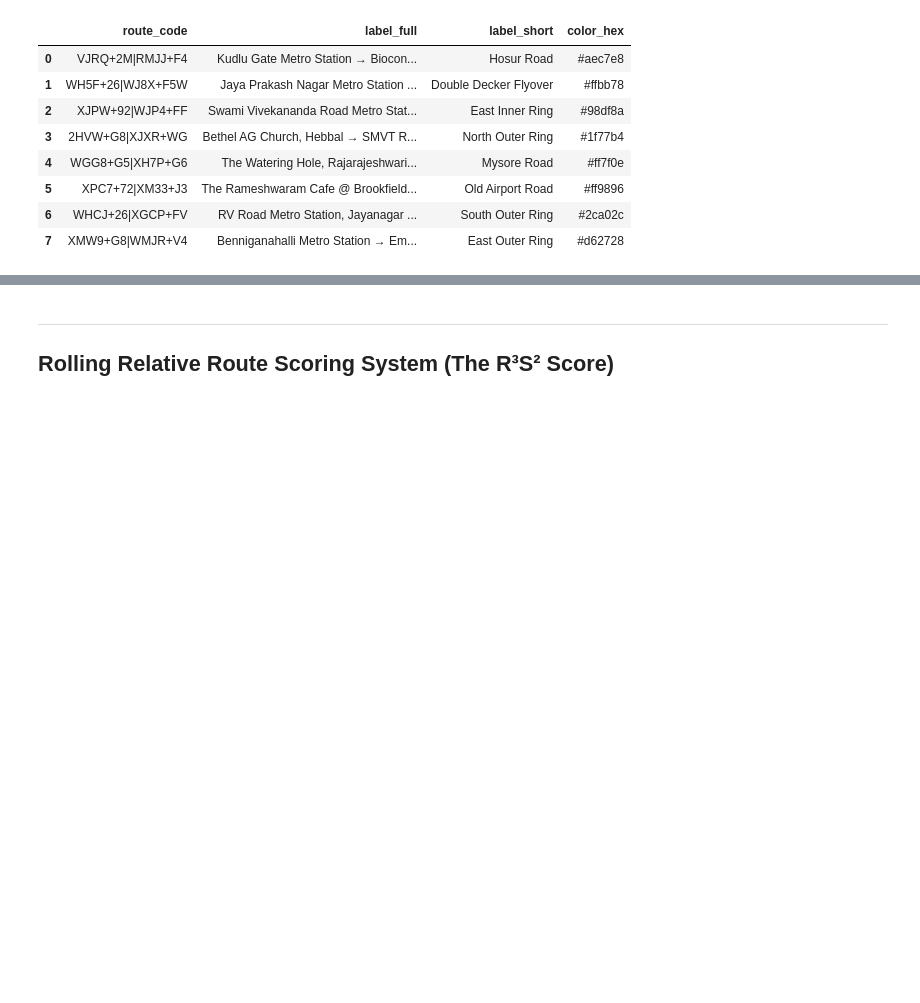
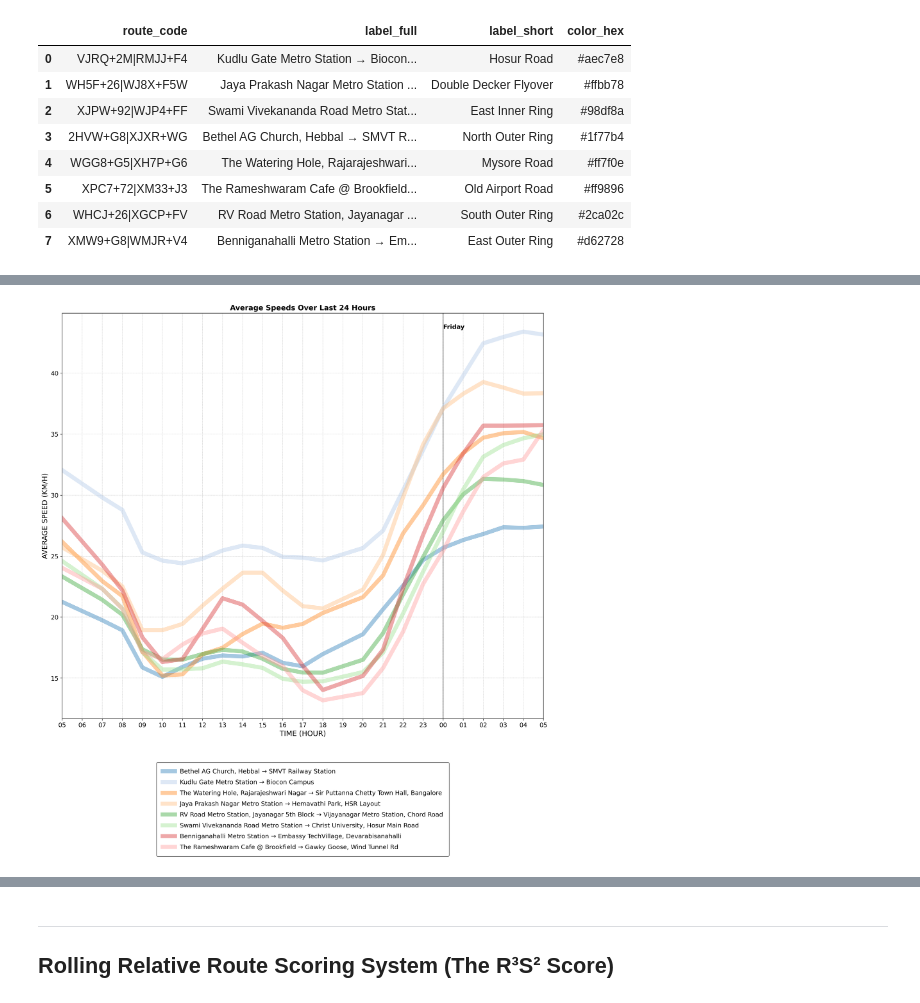
Before and after one commit to thecont1/blr-traffic-monitor, a Jupyter notebook: traffic_visual.ipynb, the cells around one changed output, grey strips where cells are left out. Saved outputs shown, nothing was run; the diff lists cells and outputs as text; code cells hidden in the pictures; blank space fills up the shorter version.

```diff
--- a/traffic_visual.ipynb
+++ b/traffic_visual.ipynb
@@ -563,3 +593,8 @@ def plot_route_boxplots(df_incoming, avg_speed=True, duration=True, legend=True,
+# %%
+# [pd.to_datetime(df[['year', 'month', 'day']]) < '2025-10-10']
+df_plot = plot_traffic_square(df, days_offset=1, label='full', height='square', dpi=300)
+# %% [output]
+[figure, added]
 # %%
 plot_route_boxplots(
     plot_traffic_square(df, days_offset=1, label='short', height='square', dpi=300),
```
Also changed, not shown: parts of 14 cells of this notebook.
